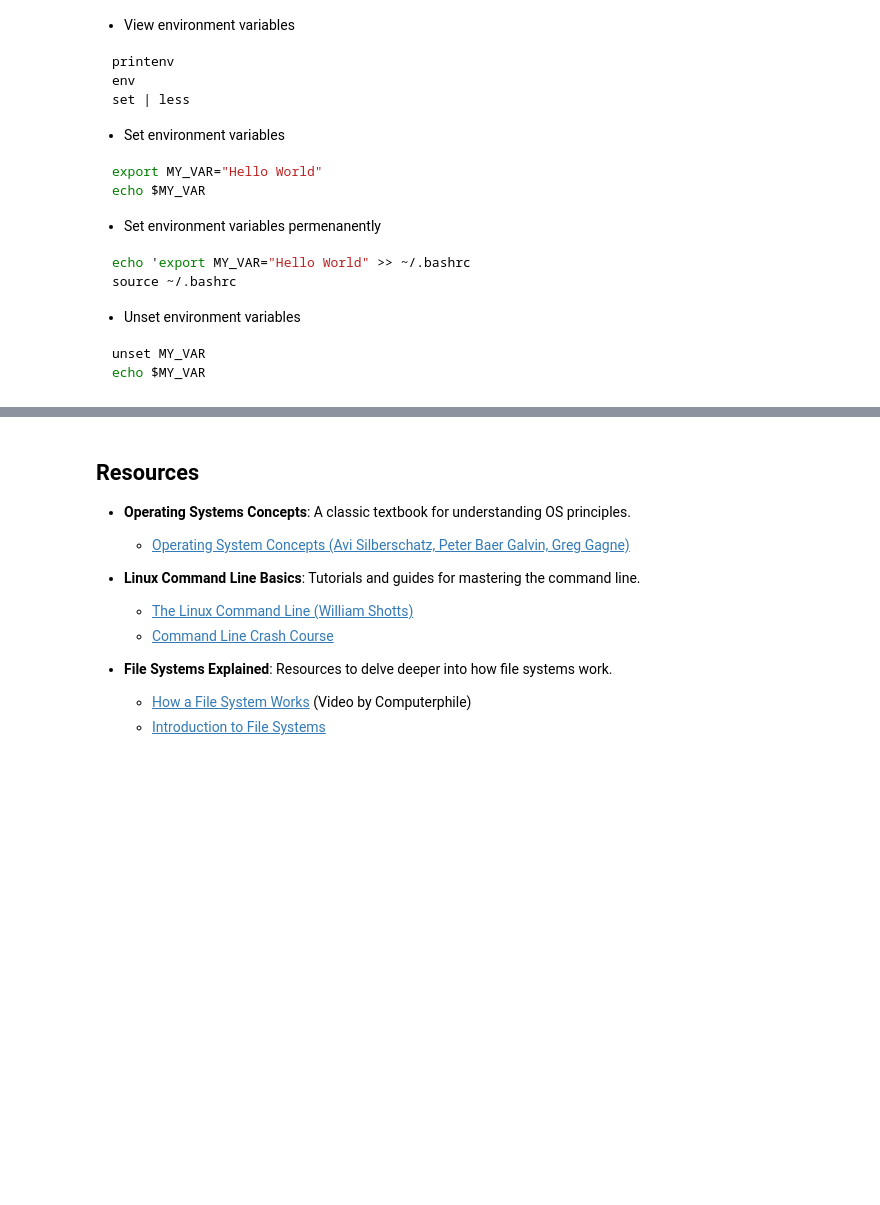
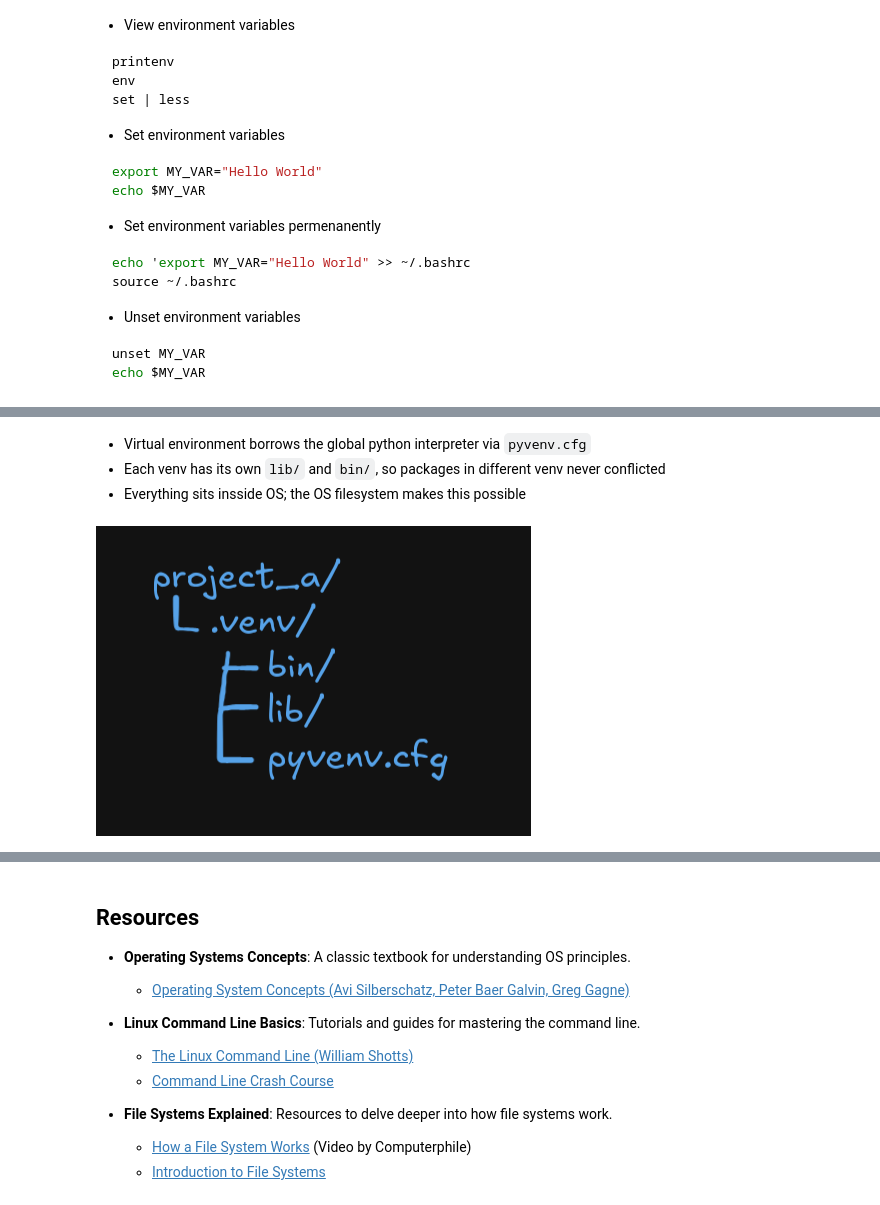
Before and after one commit to c-lydia/operating_system, a Jupyter notebook: os.ipynb, the cells around one changed output, grey strips where cells are left out. Drawn from its saved outputs; the diff is of its cells as text; code cells hidden in the pictures; blank space fills up the shorter version.

```diff
--- a/os.ipynb
+++ b/os.ipynb
@@ -459,0 +669,9 @@ The diversity i=of Linux distribution
+# %% [markdown]
+- Virtual environment borrows the global python interpreter via `pyvenv.cfg`
+- Each venv has its own `lib/` and `bin/`, so packages in different venv never conflicted
+- Everything sits insside OS; the OS filesystem makes this possible
+# %%
+from IPython.display import Image
+Image('venv_structure.png')
+# %% [output]
+[figure, added]
```
Also changed, not shown: parts of 21 cells of this notebook.
